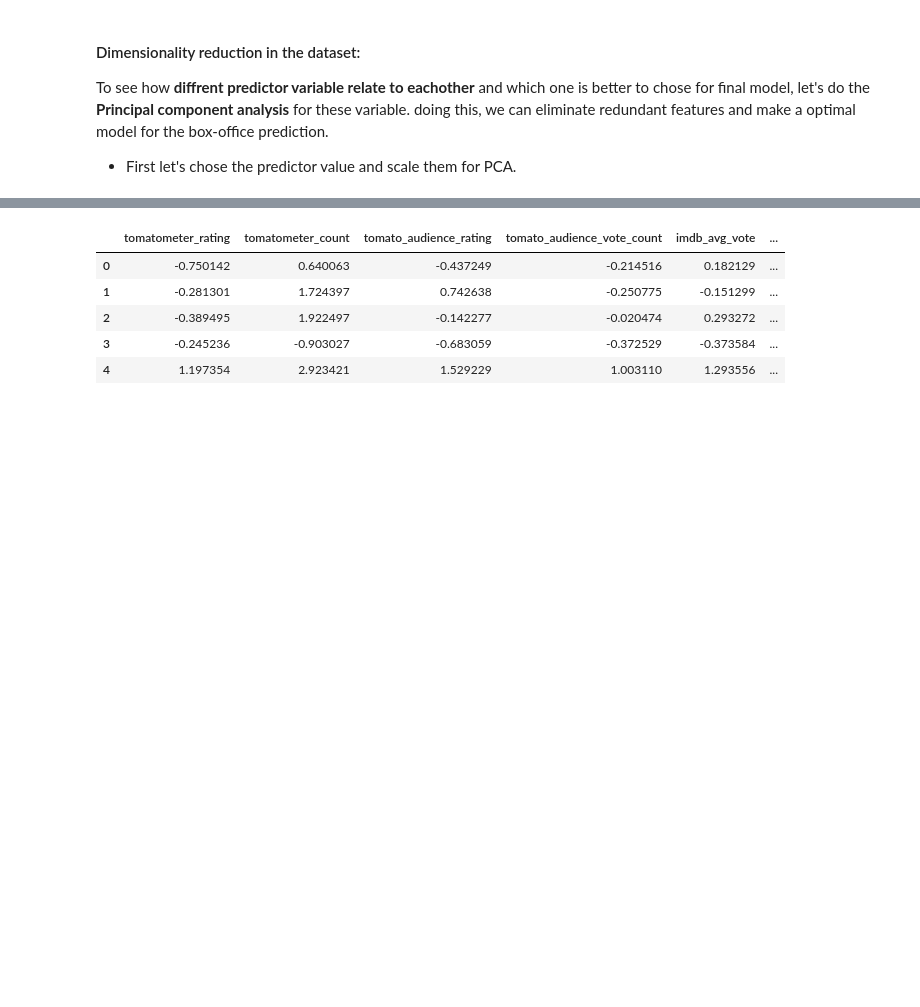
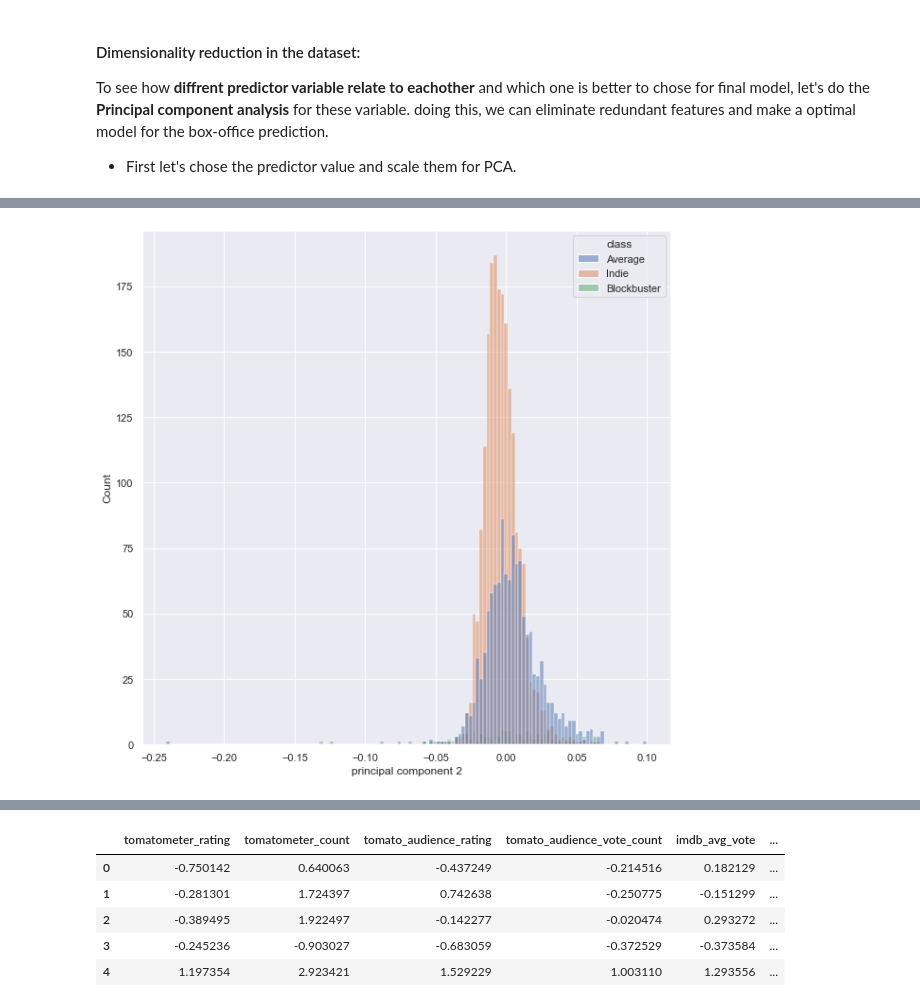
Before and after one commit to AminKafka/Movie-Boxoffice-Prediction-With-Critics-Votes, a Jupyter notebook: notebooks/EDA.ipynb, the cells around one changed output, grey strips where cells are left out. Cells and saved outputs as stored; diff of their text form; code cells hidden in the pictures; blank space fills up the shorter version.

```diff
--- a/notebooks/EDA.ipynb
+++ b/notebooks/EDA.ipynb
@@ -251,0 +268,4 @@ To see how __diffrent predictor variable relate to eachother__ and which one is
+# %%
+_ = sns.histplot(x='principal component 2',data=finalDf,hue='class')
+# %% [output]
+[figure, added]
```
Also changed, not shown: parts of 7 cells of this notebook.
